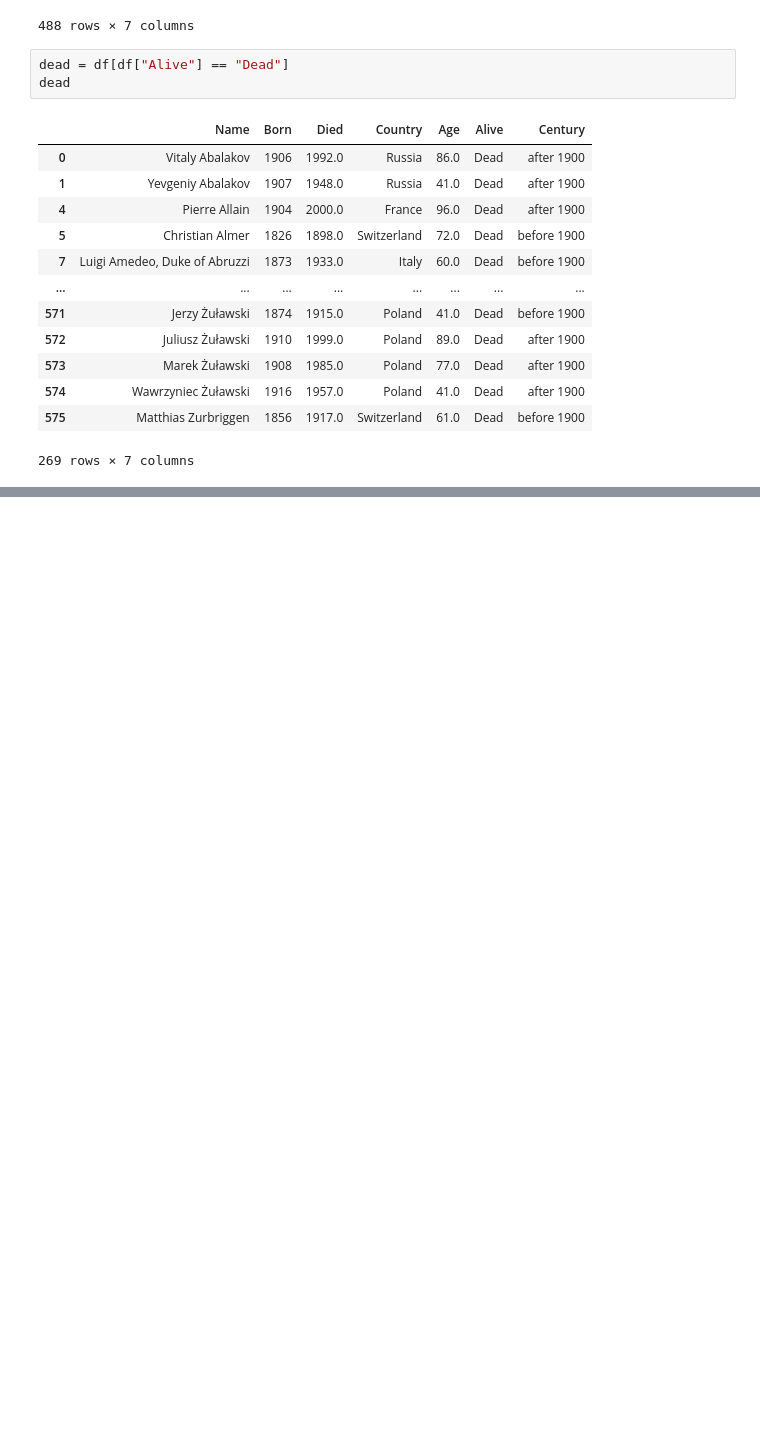
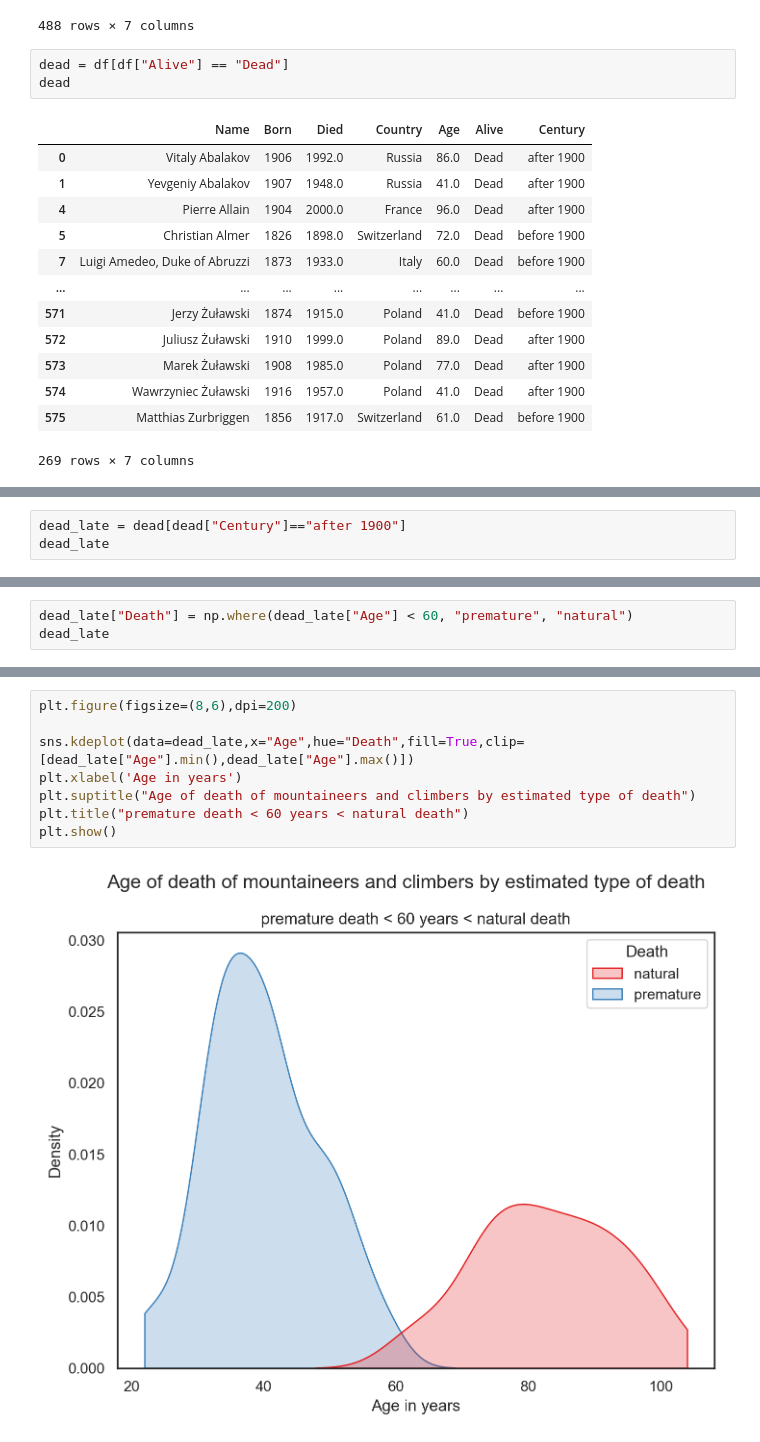
Before and after one commit to dmnkfr/mountaineers, a Jupyter notebook: mountaineers_wiki.ipynb, the cells around one changed output, grey strips where cells are left out. Drawn from its saved outputs; the diff is of its cells as text; blank space fills up the shorter version.

```diff
--- a/mountaineers_wiki.ipynb
+++ b/mountaineers_wiki.ipynb
@@ -426,0 +431,3 @@ plt.savefig("lifeexp.jpg")
+# %%
+dead_late = dead[dead["Century"]=="after 1900"]
+dead_late
@@ -426,0 +448,3 @@ plt.savefig("lifeexp.jpg")
+# %%
+dead_late["Death"] = np.where(dead_late["Age"] < 60, "premature", "natural")
+dead_late
@@ -426,0 +465,10 @@ plt.savefig("lifeexp.jpg")
+# %%
+plt.figure(figsize=(8,6),dpi=200)
+
+sns.kdeplot(data=dead_late,x="Age",hue="Death",fill=True,clip=[dead_late["Age"].min(),dead_late["Age"].max()])
+plt.xlabel('Age in years')
+plt.suptitle("Age of death of mountaineers and climbers by estimated type of death")
+plt.title("premature death < 60 years < natural death")
+plt.show()
+# %% [output]
+[figure, added]
```
Also changed, not shown: parts of 8 cells of this notebook, 1 other file.
